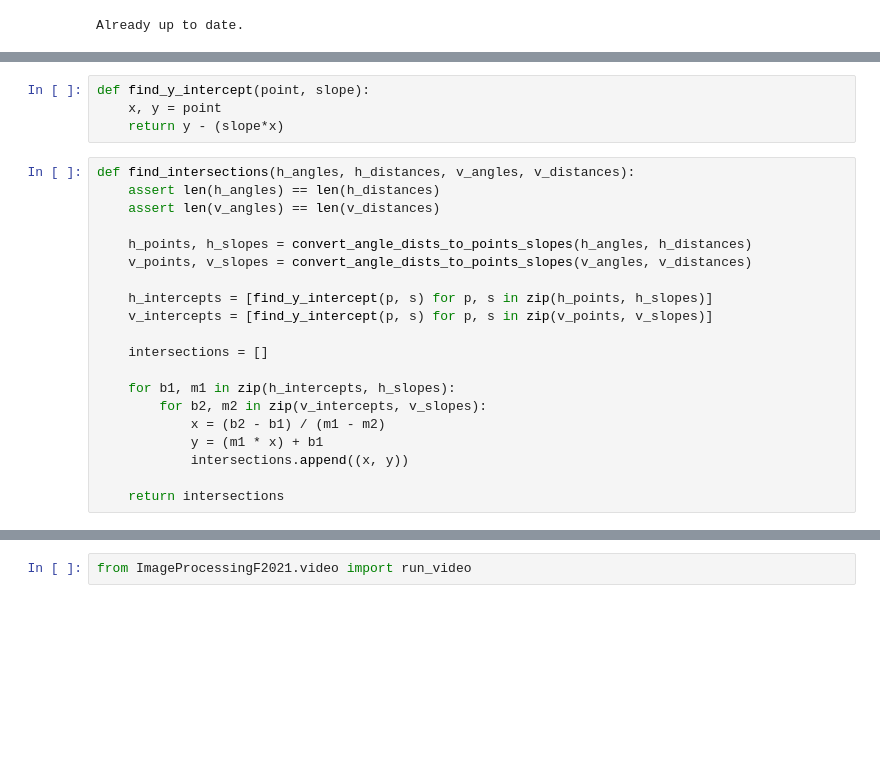
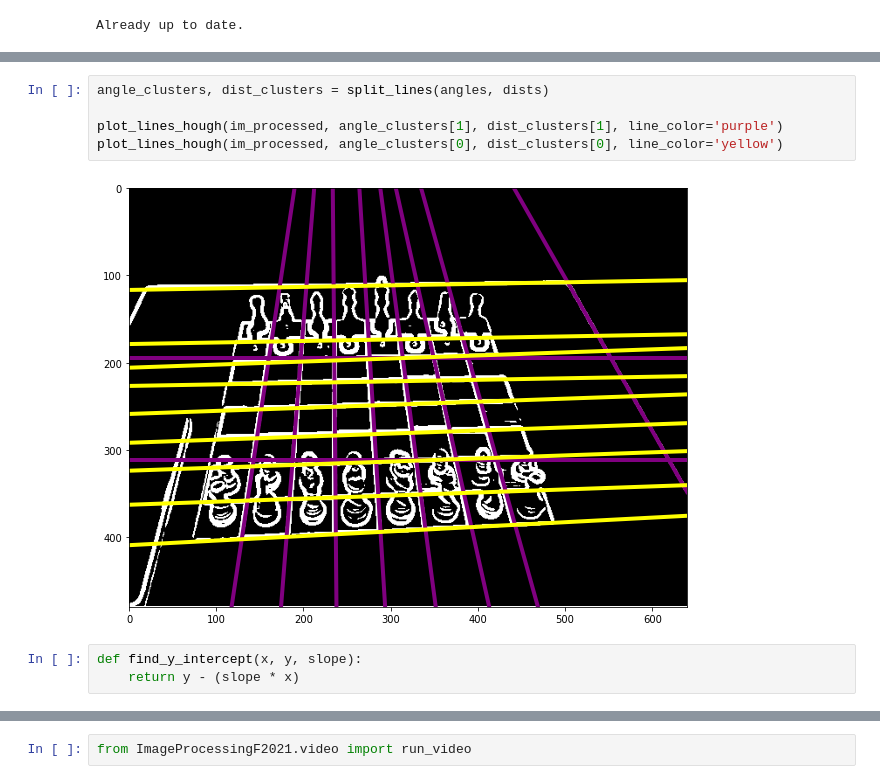
Before and after one commit to tniyer2/chess_image_detection, a Jupyter notebook: chess_detection.ipynb, the cells around one changed output, grey strips where cells are left out. Cells and saved outputs as stored; diff of their text form; blank space fills up the shorter version.

```diff
--- a/chess_detection.ipynb
+++ b/chess_detection.ipynb
@@ -207,24 +212,10 @@ def convert_angle_dists_to_points_slopes(angles, dists):
+# %%
+angle_clusters, dist_clusters = split_lines(angles, dists)
+
+plot_lines_hough(im_processed, angle_clusters[1], dist_clusters[1], line_color='purple')
+plot_lines_hough(im_processed, angle_clusters[0], dist_clusters[0], line_color='yellow')
+# %% [output]
+[figure, added]
 # %%
-def find_y_intercept(point, slope):
-    x, y = point
-    return y - (slope*x)
+def find_y_intercept(x, y, slope):
+    return y - (slope * x)
-# %%
-def find_intersections(h_angles, h_distances, v_angles, v_distances):
-    assert len(h_angles) == len(h_distances)
-    assert len(v_angles) == len(v_distances)
-
-    h_points, h_slopes = convert_angle_dists_to_points_slopes(h_angles, h_distances)
-    v_points, v_slopes = convert_angle_dists_to_points_slopes(v_angles, v_distances)
-
-    h_intercepts = [find_y_intercept(p, s) for p, s in zip(h_points, h_slopes)]
-    v_intercepts = [find_y_intercept(p, s) for p, s in zip(v_points, v_slopes)]
-
-    intersections = []
-
-    for b1, m1 in zip(h_intercepts, h_slopes):
-        for b2, m2 in zip(v_intercepts, v_slopes):
-            x = (b2 - b1) / (m1 - m2)
-            y = (m1 * x) + b1
-            intersections.append((x, y))
-
-    return intersections
```
Also changed, not shown: parts of 30 cells of this notebook, 7 other files.
